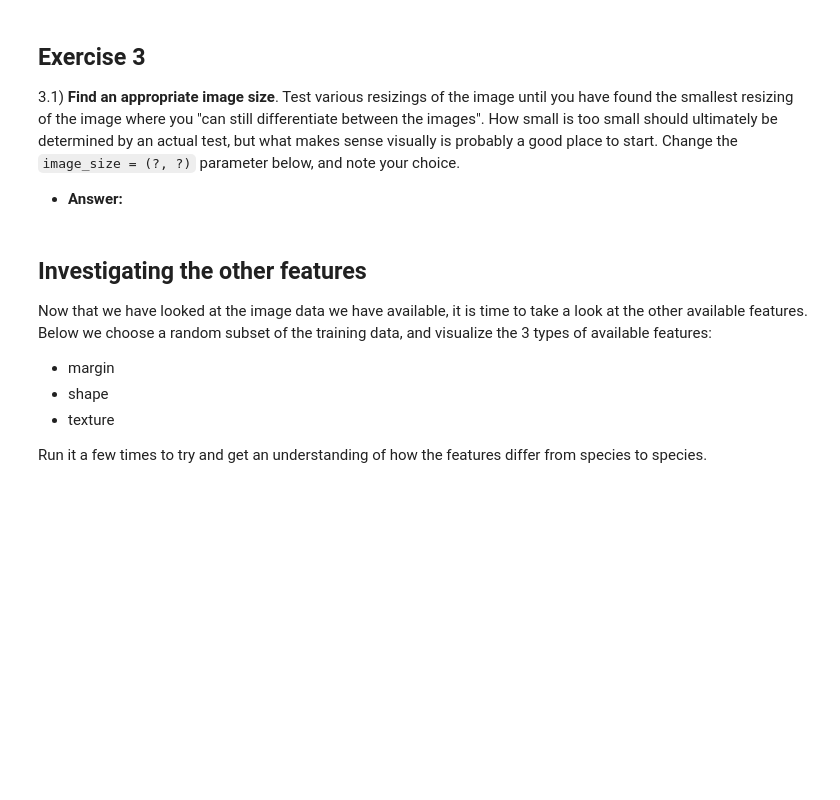
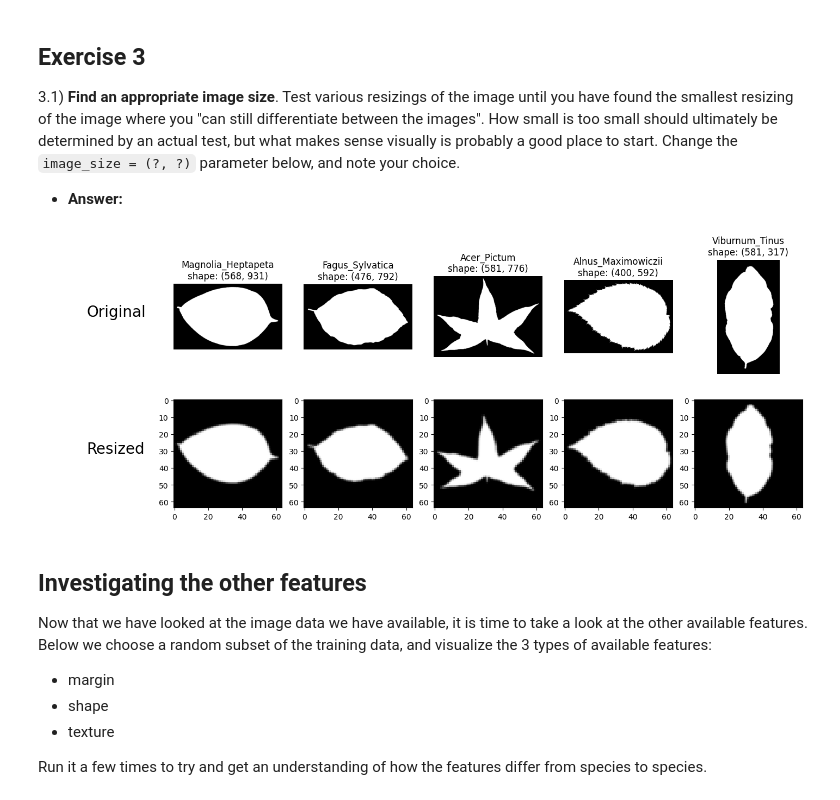
Before and after one commit to apollineblachet/Deep-Learning, a Jupyter notebook: 6_Mini_Project/6.1-EXE-Kaggle-Leaf-Challenge.ipynb, the cells around one changed output. Cells and saved outputs as stored; diff of their text form; code cells hidden in the pictures; blank space fills up the shorter version.

```diff
--- a/6_Mini_Project/6.1-EXE-Kaggle-Leaf-Challenge.ipynb
+++ b/6_Mini_Project/6.1-EXE-Kaggle-Leaf-Challenge.ipynb
@@ -160,7 +250,7 @@ Change the `image_size = (?, ?)` parameter below, and note your choice.
  * **Answer:**
 # %%
 ## Image pre-processing
-image_size = (?, ?)  # <-- YOUR CODE HERE
+image_size = (64, 64)  # <-- YOUR CODE HERE
 
 # Amount of images
 amount = 5
@@ -170,33 +260,35 @@ image_sample = np.random.choice(train_images, amount)
 fig = plt.figure(figsize=(18, 6))
 
 # Save original images in the figure
 ax = plt.subplot(2, amount + 1, 1)
 txt = ax.text(0.4, 0.5, 'Original', fontsize=20)
 txt.set_clip_on(False)
 plt.axis('off')
 for i, path in enumerate(image_sample):
     plt.subplot(2, amount + 1, i + 2)
     image = imread(path, as_gray=True)
     plt.imshow(image, cmap='gray')
     _id = int(path.split('/')[-1].split('.')[0])
     plt.title("{0}\nshape: {1}".format(train[train.id == _id].species.values[0], image.shape))
     plt.axis('off')
 
 # Save resized images in the figure
 ax = plt.subplot(2, amount + 1, len(image_sample) + 2)
 txt = ax.text(0.4, 0.5, 'Resized', fontsize=20)
 txt.set_clip_on(False)
 plt.axis('off')
 for i, path in enumerate(image_sample):
     i += len(image_sample) + 3
     plt.subplot(2, amount + 1, i)
     image = imread(path, as_gray=True)
     image = data_utils.pad2square(image)  # Make the image square
     image = resize(image, output_shape=image_size, mode='reflect', anti_aliasing=True)  # resizes the image
     plt.imshow(image, cmap='gray')
 
 # Show plot
 plt.show()
+# %% [output]
+[figure, added]
 # %% [markdown]
 ## Investigating the other features
 
```
Also changed, not shown: parts of 25 cells of this notebook.
